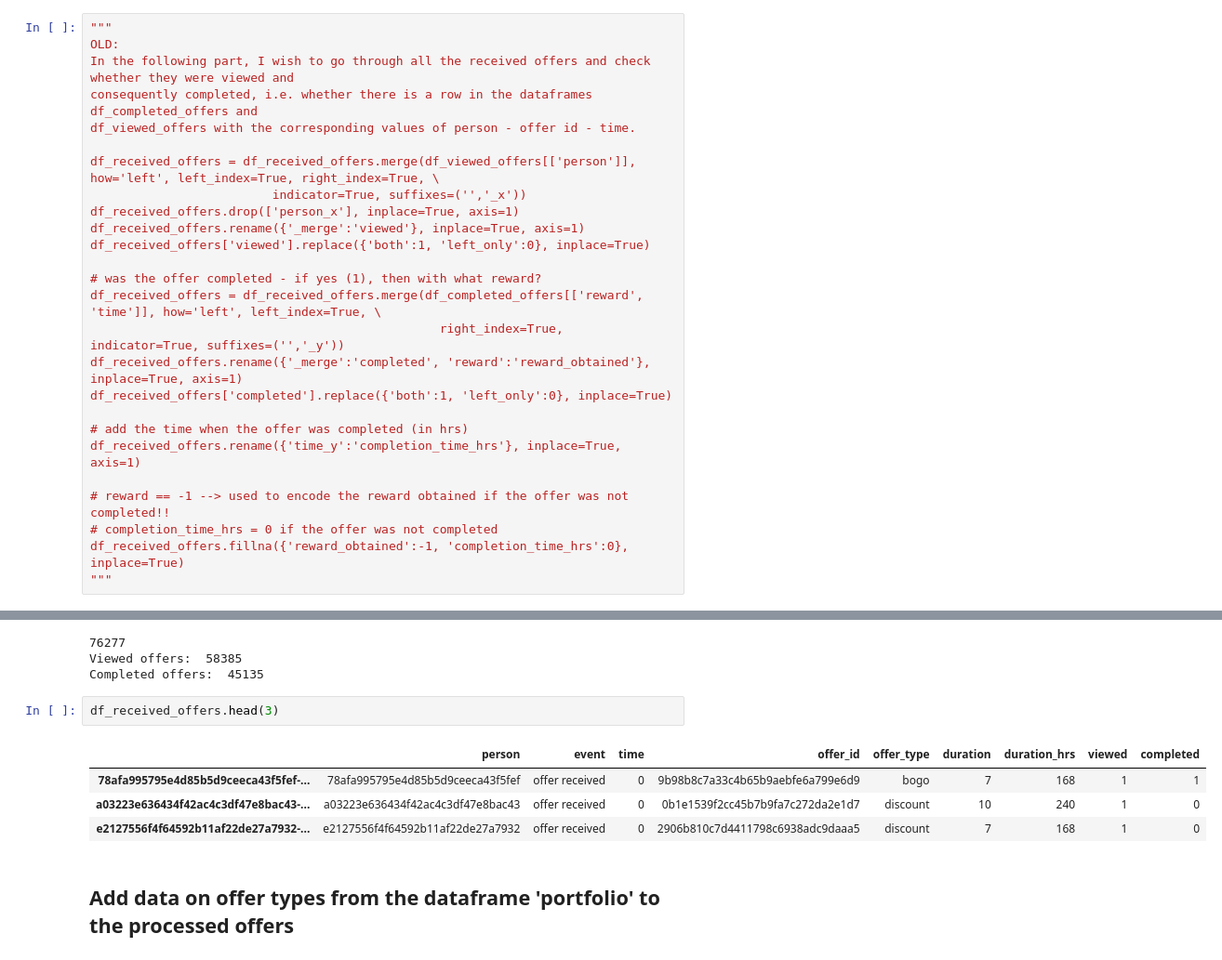
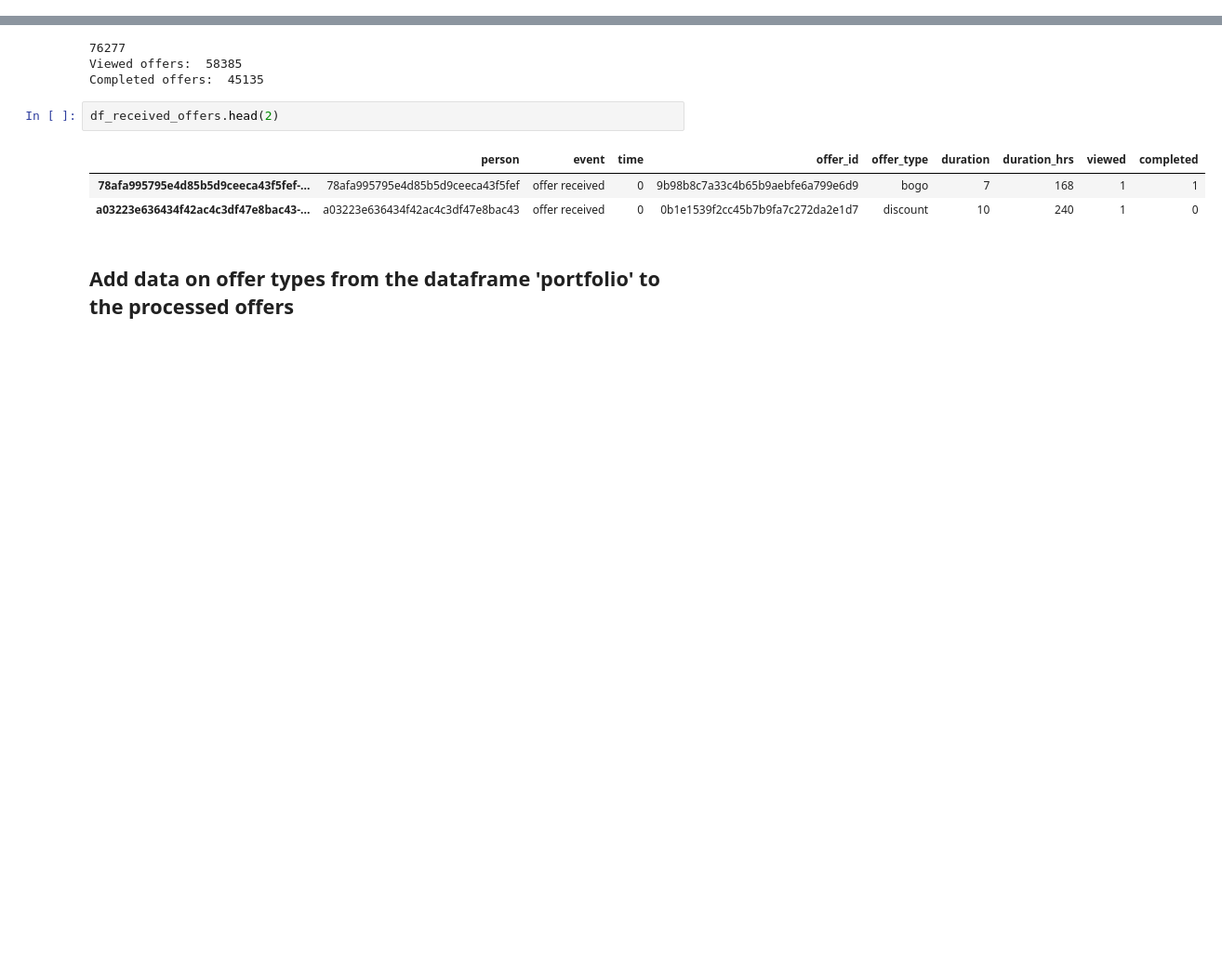
Before and after one commit to dvalps/starbucks-project, a Jupyter notebook: Data_Exploration_Feature_Engineering.ipynb, the cells around one changed output, grey strips where cells are left out. Shown at 93% size. Saved outputs shown, nothing was run; the diff lists cells and outputs as text; blank space fills up the shorter version.

```diff
--- a/Data_Exploration_Feature_Engineering.ipynb
+++ b/Data_Exploration_Feature_Engineering.ipynb
@@ -664,29 +662,3 @@ df_received_offers['completed'] = temp_completed
 # %%
 # save this to a csv
 # df_received_offers.to_csv("offers_data/received_offers_labelled.csv")
-# %%
-"""
-OLD:
-In the following part, I wish to go through all the received offers and check whether they were viewed and
-consequently completed, i.e. whether there is a row in the dataframes df_completed_offers and
-df_viewed_offers with the corresponding values of person - offer id - time.
-
-df_received_offers = df_received_offers.merge(df_viewed_offers[['person']], how='left', left_index=True, right_index=True, \
-                         indicator=True, suffixes=('','_x'))
-df_received_offers.drop(['person_x'], inplace=True, axis=1)
-df_received_offers.rename({'_merge':'viewed'}, inplace=True, axis=1)
-df_received_offers['viewed'].replace({'both':1, 'left_only':0}, inplace=True)
-
-# was the offer completed - if yes (1), then with what reward?
-df_received_offers = df_received_offers.merge(df_completed_offers[['reward', 'time']], how='left', left_index=True, \
-                                                right_index=True, indicator=True, suffixes=('','_y'))
-df_received_offers.rename({'_merge':'completed', 'reward':'reward_obtained'}, inplace=True, axis=1)
-df_received_offers['completed'].replace({'both':1, 'left_only':0}, inplace=True)
-
-# add the time when the offer was completed (in hrs)
-df_received_offers.rename({'time_y':'completion_time_hrs'}, inplace=True, axis=1)
-
-# reward == -1 --> used to encode the reward obtained if the offer was not completed!!
-# completion_time_hrs = 0 if the offer was not completed
-df_received_offers.fillna({'reward_obtained':-1, 'completion_time_hrs':0}, inplace=True)
-"""
@@ -701,12 +671,11 @@ print("Completed offers: ", df_received_offers[df_received_offers.completed == 1
 Viewed offers:  58385
 Completed offers:  45135
 # %%
-df_received_offers.head(3)
+df_received_offers.head(2)
 # %% [output]
 |  | person | event | time | offer_id | offer_type | duration | duration_hrs | viewed | completed |
 | 78afa995795e4d85b5d9ceeca43f5fef-... | 78afa995795e4d85b5d9ceeca43f5fef | offer received | 0 | 9b98b8c7a33c4b65b9aebfe6a799e6d9 | bogo | 7 | 168 | 1 | 1 |
 | a03223e636434f42ac4c3df47e8bac43-... | a03223e636434f42ac4c3df47e8bac43 | offer received | 0 | 0b1e1539f2cc45b7b9fa7c272da2e1d7 | discount | 10 | 240 | 1 | 0 |
-| e2127556f4f64592b11af22de27a7932-... | e2127556f4f64592b11af22de27a7932 | offer received | 0 | 2906b810c7d4411798c6938adc9daaa5 | discount | 7 | 168 | 1 | 0 |
 # %% [markdown]
 ## Add data on offer types from the dataframe 'portfolio' to the processed offers
 # %%
```
Also changed, not shown: parts of 49 cells of this notebook.
